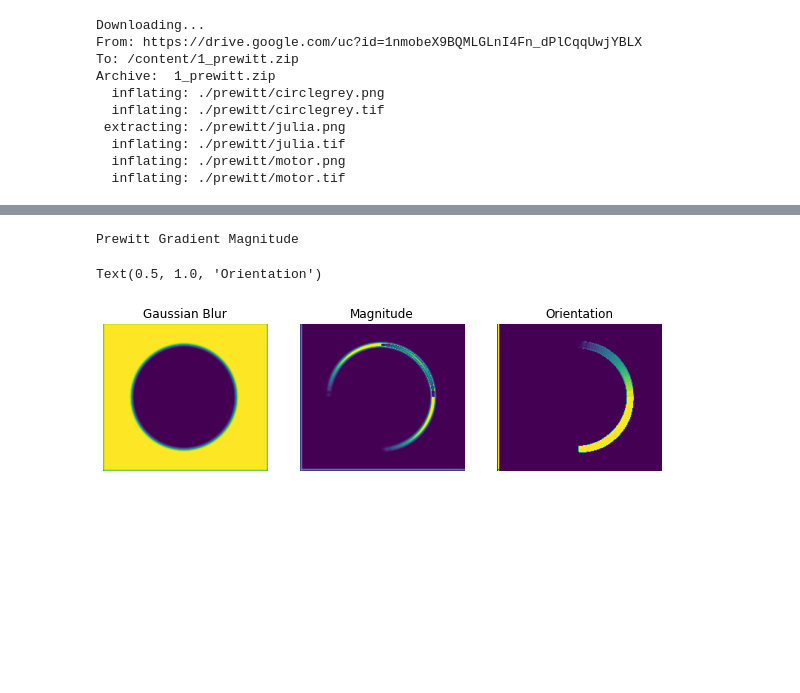
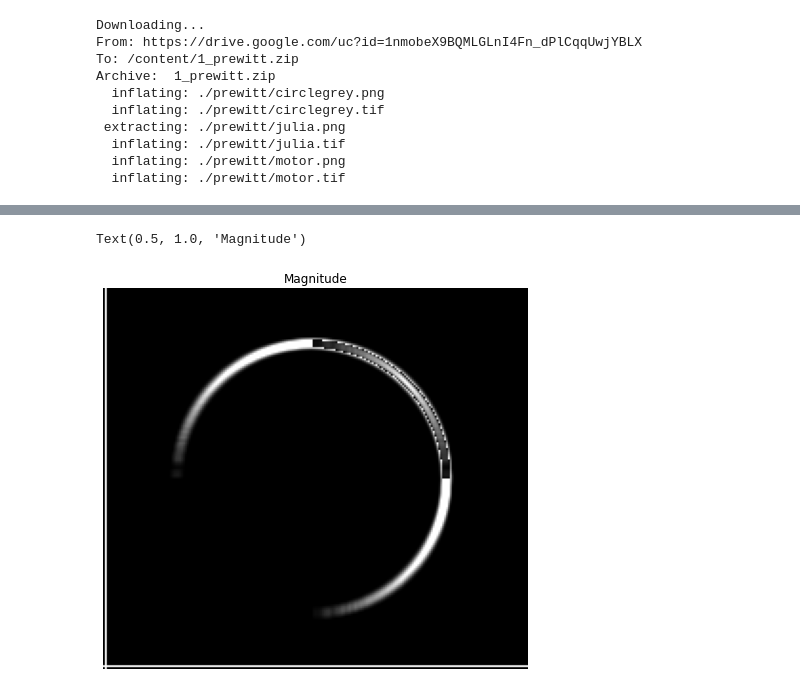
Before and after one commit to rikkudo/prewitt, a Jupyter notebook: FDAW78_Task_1_Prewitt.ipynb, the cells around one changed output, grey strips where cells are left out. Cells and saved outputs as stored; diff of their text form; code cells hidden in the pictures; blank space fills up the shorter version.

```diff
--- a/FDAW78_Task_1_Prewitt.ipynb
+++ b/FDAW78_Task_1_Prewitt.ipynb
@@ -84,42 +62,28 @@ Text(0.5, 1.0, 'Orientation')
 # %%
 img2 = cv2.imread('/content/prewitt/circlegrey.png')
 gray2 = cv2.cvtColor(img2, cv2.COLOR_BGR2GRAY)
-img_gaussian2 = cv2.GaussianBlur(gray2,(3,3),0)
 
 #prewitt
 kernelx2 = np.array([[1,1,1],[0,0,0],[-1,-1,-1]])
 kernely2 = np.array([[-1,0,1],[-1,0,1],[-1,0,1]])
-img_prewittx2 = cv2.filter2D(img_gaussian2, -1, kernelx2)
-img_prewitty2 = cv2.filter2D(img_gaussian2, -1, kernely2)
+img_prewittx2 = cv2.filter2D(gray2, -1, kernelx2)
+img_prewitty2 = cv2.filter2D(gray2, -1, kernely2)
 magnitude2 = img_prewittx2 + img_prewitty2
 
 orientation2 = np.arctan2(img_prewitty2, img_prewittx2)
 orientation2 = skimage.exposure.rescale_intensity(orientation2, in_range='image', out_range=(0,255)).astype(np.uint8)
 
-print("Prewitt Gradient Magnitude")
 fig = plt.figure(figsize=(10, 7))
 rows = 1
-columns = 3
+columns = 1
 
 fig.add_subplot(rows, columns, 1)
-plt.imshow(img_gaussian2)
-plt.axis('off')
-plt.title("Gaussian Blur")
-
-fig.add_subplot(rows, columns, 2)
-plt.imshow(magnitude2)
+plt.imshow(magnitude2, cmap="gray")
 plt.axis('off')
 plt.title("Magnitude")
-
-
-fig.add_subplot(rows, columns, 3)
-plt.imshow(orientation2)
-plt.axis('off')
-plt.title("Orientation")
 # %% [output]
-Prewitt Gradient Magnitude
+Text(0.5, 1.0, 'Magnitude')
-Text(0.5, 1.0, 'Orientation')
-[figure, old version]
+[figure, new version]
 # %%
 img3 = cv2.imread('/content/prewitt/julia.png')
 gray3 = cv2.cvtColor(img3, cv2.COLOR_BGR2GRAY)
```
Also changed, not shown: parts of 10 cells of this notebook.
